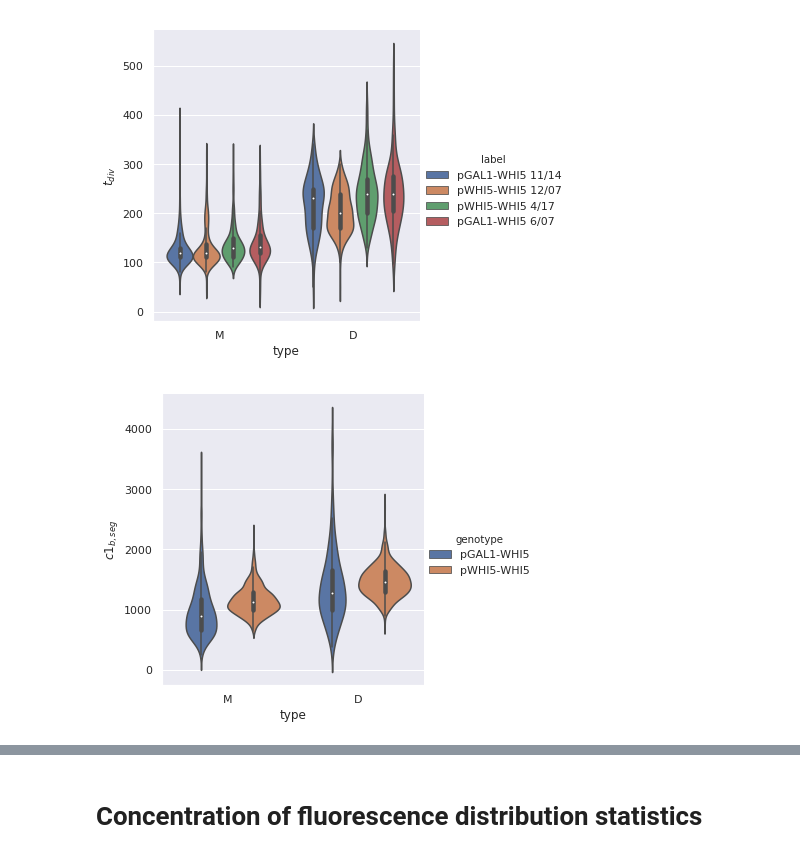
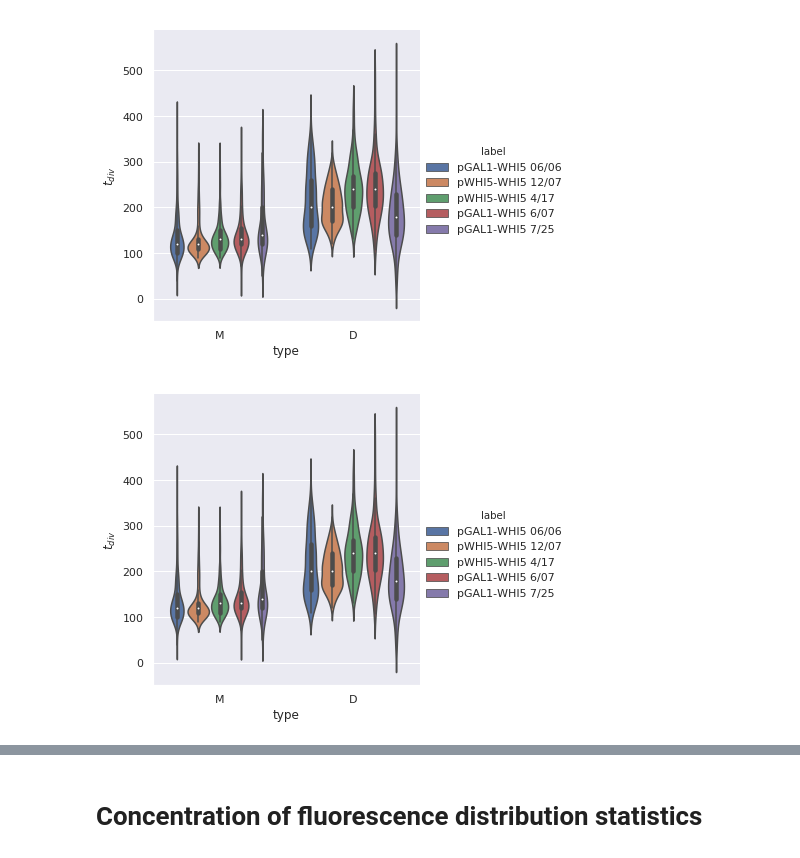
Before and after one commit to AWMurrayLab/image_processing_cellstar_public, a Jupyter notebook: pandas_plotting.ipynb, the cells around one changed output, grey strips where cells are left out. Drawn from its saved outputs; the diff is of its cells as text; code cells hidden in the pictures.

```diff
--- a/pandas_plotting.ipynb
+++ b/pandas_plotting.ipynb
@@ -52,12 +29,12 @@ def processing(df):
 # %%
 # pACT1-mKate2 experiment on 180910
 # expt_id = '/180910_yFB71'
-# pACT1-mCherry experiment on 181114
-expt_id0 = '/181114_yFB78_Raff_125Gal'
-df0 = pd.read_pickle("./expt_ids"+expt_id0+".pkl")
-df0['expt'] = expt_id0
-df0['label'] = 'pGAL1-WHI5 11/14'
-df0['genotype'] = 'pGAL1-WHI5'
+# # pACT1-mCherry experiment on 181114
+# expt_id0 = '/181114_yFB78_Raff_125Gal'
+# df0 = pd.read_pickle("./expt_ids"+expt_id0+".pkl")
+# df0['expt'] = expt_id0
+# df0['label'] = 'pGAL1-WHI5 11/14'
+# df0['genotype'] = 'pGAL1-WHI5'
 
 # # yFB79 Raffinose experiment on 181207
 expt_id1 = '/181207_yFB79_60X_Raff_125uMGal'
@@ -66,29 +43,45 @@ df1['expt'] = expt_id1
 df1['label'] = 'pWHI5-WHI5 12/07'
 df1['genotype'] = 'pWHI5-WHI5'
 # yFB79 Raffinose experiment on 190417
-expt_id2 = '/181917_yFB79_60X_Raff_125uMGal'
+expt_id2 = '/190417_yFB79_60X_Raff_125uMGal'
 df2= pd.read_pickle("./expt_ids"+expt_id2+".pkl")
 df2['expt'] = '/190417_yFB79_60X_Raff_125uMGal'
 df2['label'] = 'pWHI5-WHI5 4/17'
 df2['genotype'] = 'pWHI5-WHI5'
+# yFB78 raffinose on 190606
+expt_id0 = '/190606_yFB78_60X_Raff_125uMGal'
+df0 = pd.read_pickle("./expt_ids"+expt_id0+".pkl")
+df0['expt'] = expt_id0
+df0['label'] = 'pGAL1-WHI5 06/06'
+df0['genotype'] = 'pGAL1-WHI5'
 # yFB78 expt 190607
 expt_id3 = '/190607_yFB78_60X_Raff_125uMGal'
 df3= pd.read_pickle("./expt_ids"+expt_id3+".pkl")
 df3['expt'] = '/190607_yFB78_60X_Raff_125uMGal'
 df3['label'] = 'pGAL1-WHI5 6/07'
 df3['genotype'] = 'pGAL1-WHI5'
+# yFB78 expt 190725
+expt_id4 = '/190725_yFB78_60X_2Raff_125uMGal'
+df4= pd.read_pickle("./expt_ids"+expt_id4+".pkl")
+df4['expt'] = expt_id4
+df4['label'] = 'pGAL1-WHI5 7/25'
+df4['genotype'] = 'pGAL1-WHI5'
+
 # # yFB77 Raffinose experiment on 181220
 # expt_id4 = '/181220_yFB77_60X_Raff_125uMGal'
 # df4= pd.read_pickle("./expt_ids"+expt_id4+".pkl")
 # df4['expt'] = '/181220_yFB77_60X_Raff_125uMGal'
 # df4['label'] = 'pGAL1-WHI5 12/20'
 # print df.describe()
-df0=processing(df0)
-df1=processing(df1)
+df0=c.processing(df0)
+df1=c.processing(df1)
 df=df0.append(df1);
-df2=processing(df2)
+df2=c.processing(df2)
 df=df.append(df2);
-df3=processing(df3)
+df3=c.processing(df3)
 df=df.append(df3);
+df4=c.processing(df4)
+df=df.append(df4);
 # df4=processing(df4)
 # df=df.append(df4);
+df = c.normalize(df);
@@ -138,10 +176,11 @@ sns_plot=sns.catplot(x="type", y="$t_{div}$", hue="label", kind="violin", data=d
 # sns_plot.savefig('/home/felix/Dropbox/meetings/181217_murraylab_meeting/c1s_dist.png')
 # fig.savefig()
 # %% [output]
-[figure, old version]
+[figure, new version]
 # %%
 sns.set(font_scale=1.0)
-sns_plot=sns.catplot(x="type", y="$c1_{b,seg}$", hue='genotype',kind="violin", data=df)
-plt.show()
+sns_plot=sns.catplot(x="type", y="$t_{div}$", hue="label", kind="violin", data=df,figsize=[5,10])
+# sns_plot.savefig('/home/felix/Dropbox/meetings/181217_murraylab_meeting/c1s_dist.png')
+# fig.savefig()
 # %% [output]
-[figure, old version]
+[figure, new version]
```
Also changed, not shown: parts of 169 cells of this notebook, 17 other files.
